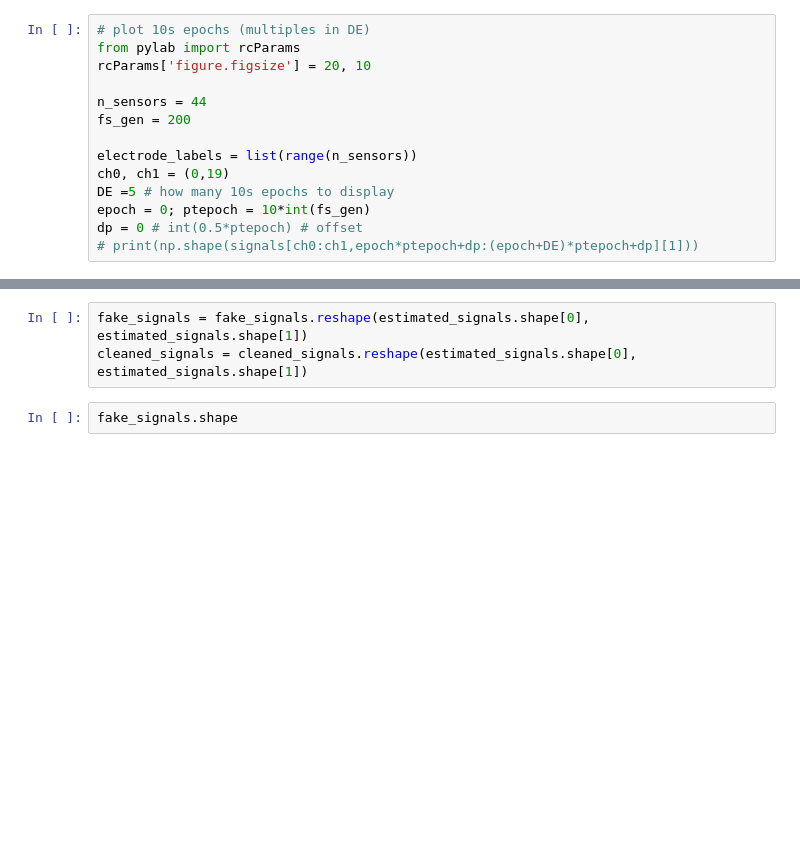
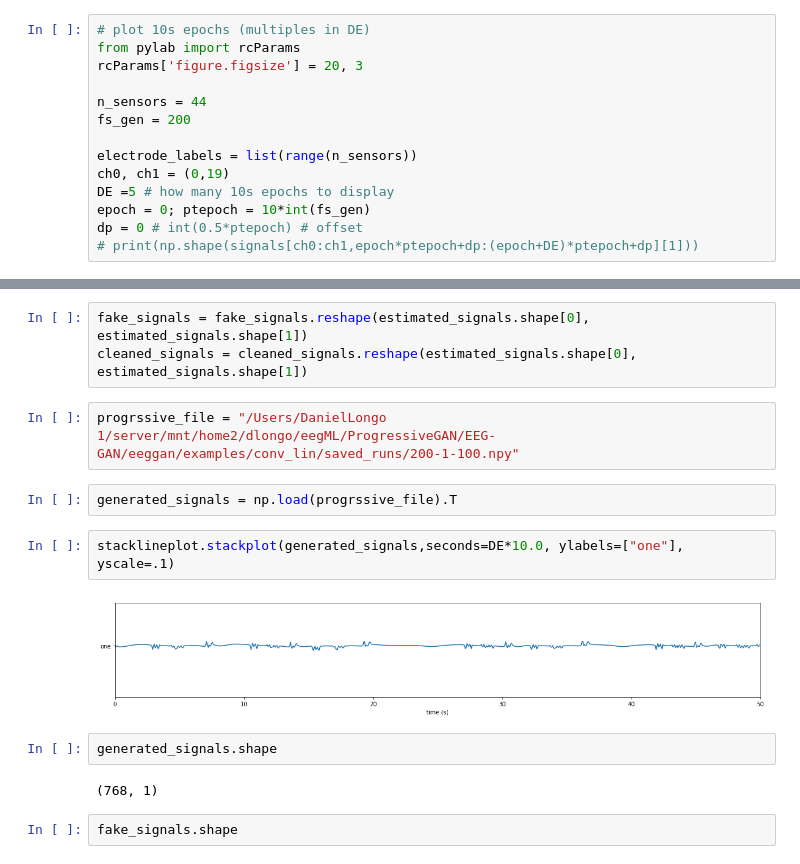
Before and after one commit to DanielLongo/eegML, a Jupyter notebook: visualize_generated_eegs.ipynb, the cells around one changed output, grey strips where cells are left out. Cells and saved outputs as stored; diff of their text form; blank space fills up the shorter version.

```diff
--- a/visualize_generated_eegs.ipynb
+++ b/visualize_generated_eegs.ipynb
@@ -26,7 +26,7 @@ i = 7
 # %%
 # plot 10s epochs (multiples in DE)
 from pylab import rcParams
-rcParams['figure.figsize'] = 20, 10
+rcParams['figure.figsize'] = 20, 3
 
 n_sensors = 44
 fs_gen = 200
@@ -117,6 +117,18 @@ estimated_signals = np.load(estimated_filename).T
 # %%
 fake_signals = fake_signals.reshape(estimated_signals.shape[0], estimated_signals.shape[1])
 cleaned_signals = cleaned_signals.reshape(estimated_signals.shape[0], estimated_signals.shape[1])
+# %%
+progrssive_file = "/Users/DanielLongo 1/server/mnt/home2/dlongo/eegML/ProgressiveGAN/EEG-GAN/eeggan/examples/conv_lin/saved_runs/200-1-100.npy"
+# %%
+generated_signals = np.load(progrssive_file).T
+# %%
+stacklineplot.stackplot(generated_signals,seconds=DE*10.0, ylabels=["one"], yscale=.1)
+# %% [output]
+[figure, added]
+# %%
+generated_signals.shape
+# %% [output]
+(768, 1)
 # %%
 fake_signals.shape
 # %% [output]
```
Also changed, not shown: 2 other files.
